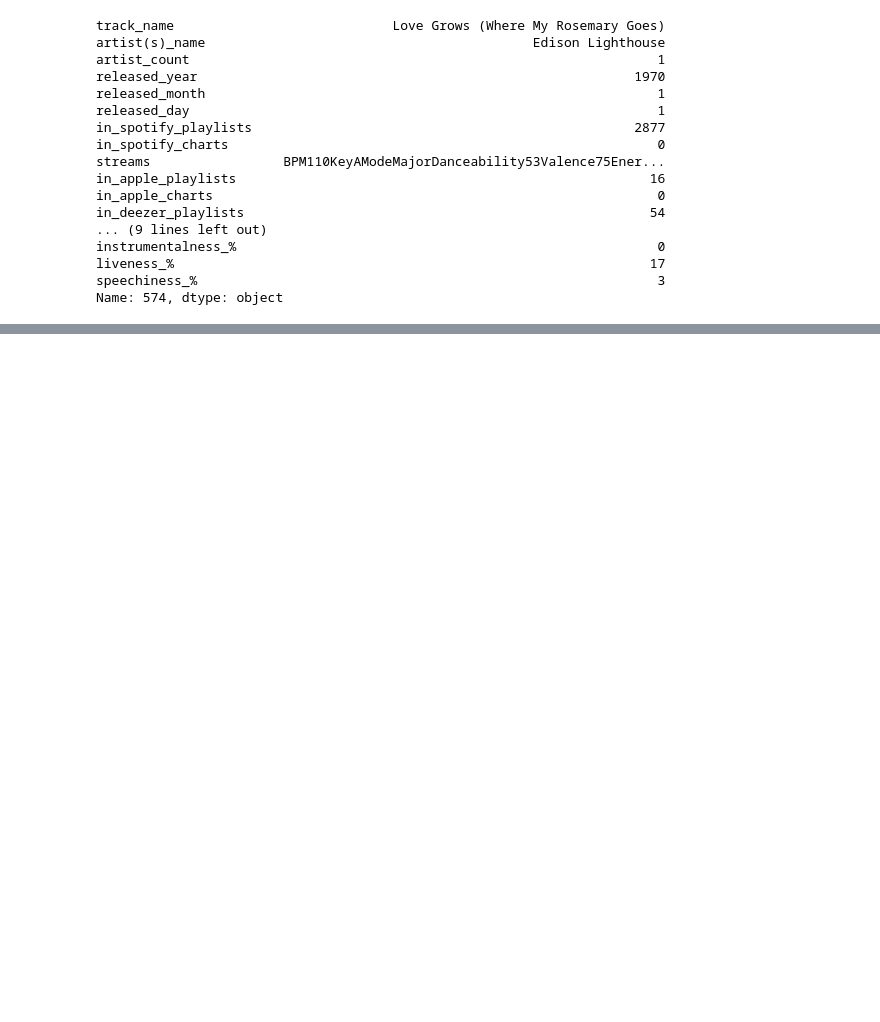
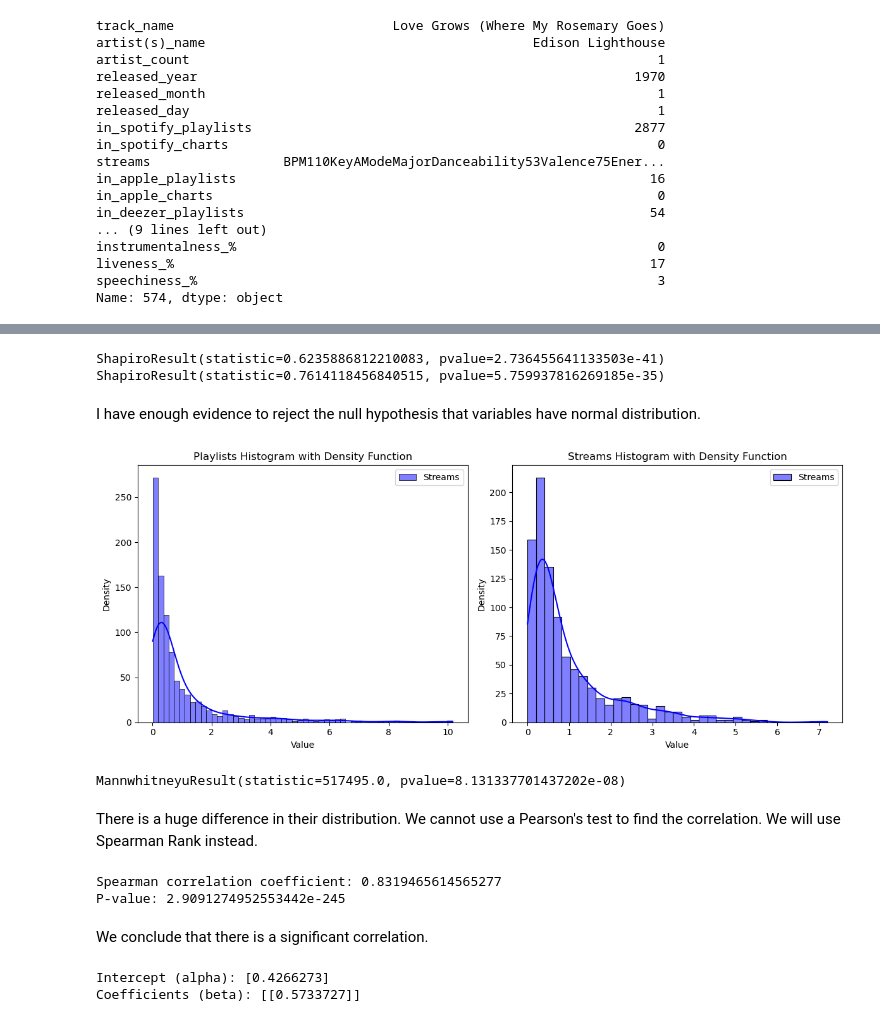
Before and after one commit to grzegorzlucki/spotify-analysis, a Jupyter notebook: Spotify_data.ipynb, the cells around one changed output, grey strips where cells are left out. Drawn from its saved outputs; the diff is of its cells as text; code cells hidden in the pictures; blank space fills up the shorter version.

```diff
--- a/Spotify_data.ipynb
+++ b/Spotify_data.ipynb
@@ -59,3 +60,5 @@ Name: in_spotify_playlists, Length: 952, dtype: int64
 # %%
+data.reset_index(drop = True, inplace = True)
 data['streams'] = data['streams'].apply(lambda x: int(x))
-streams = data.loc[:, 'streams']
+streams = data['streams'].apply(lambda x: (x * data.shape[0]) /sum(data['streams']))
+streams
@@ -65,0 +78,3 @@ pearsonr(streams, playlists)[0]
+# %%
+playlists = data['in_spotify_playlists'].apply(lambda x: (x * data.shape[0]) / sum(data['in_spotify_playlists']))
+playlists
@@ -65,0 +94,44 @@ pearsonr(streams, playlists)[0]
+# %%
+s1 = stats.shapiro(playlists)
+s2 = stats.shapiro(streams)
+print(s1)
+print(s2)
+# %% [output]
+ShapiroResult(statistic=0.6235886812210083, pvalue=2.736455641133503e-41)
+ShapiroResult(statistic=0.7614118456840515, pvalue=5.759937816269185e-35)
+# %% [markdown]
+I have enough evidence to reject the null hypothesis that variables have normal distribution.
+# %%
+fig, axes = plt.subplots(1, 2, figsize=(12, 5))
+sns.histplot(playlists, kde=True, color='b', label='Streams', ax=axes[0])
+
+sns.histplot(streams, kde=True, color='b', label='Streams', ax=axes[1])
+axes[1].set_title("Streams Histogram with Density Function")
+axes[1].set_xlabel("Value")
+axes[1].set_ylabel("Density")
+axes[1].legend()
+
+axes[0].set_title("Playlists Histogram with Density Function")
+axes[0].set_xlabel("Value")
+axes[0].set_ylabel("Density")
+axes[0].legend()
+
+plt.tight_layout()
+plt.show()
+# %% [output]
+[figure, added]
+# %%
+stats.mannwhitneyu(x = streams, y = playlists)
+# %% [output]
+MannwhitneyuResult(statistic=517495.0, pvalue=8.131337701437202e-08)
+# %% [markdown]
+There is a huge difference in their distribution. We cannot use a Pearson's test to find the correlation. We will use Spearman Rank instead.
+# %%
+correlation, p_value = stats.spearmanr(playlists, streams)
+print(f"Spearman correlation coefficient: {correlation}")
+print(f"P-value: {p_value}")
+# %% [output]
+Spearman correlation coefficient: 0.8319465614565277
+P-value: 2.9091274952553442e-245
+# %% [markdown]
+We conclude that there is a significant correlation.
@@ -65,0 +141,9 @@ pearsonr(streams, playlists)[0]
+# %%
+reg = LinearRegression().fit(playlists_a, streams_a)
+alpha = reg.intercept_
+beta = reg.coef_
+print("Intercept (alpha):", alpha)
+print("Coefficients (beta):", beta)
+# %% [output]
+Intercept (alpha): [0.4266273]
+Coefficients (beta): [[0.5733727]]
```
Also changed, not shown: parts of 8 cells of this notebook.
